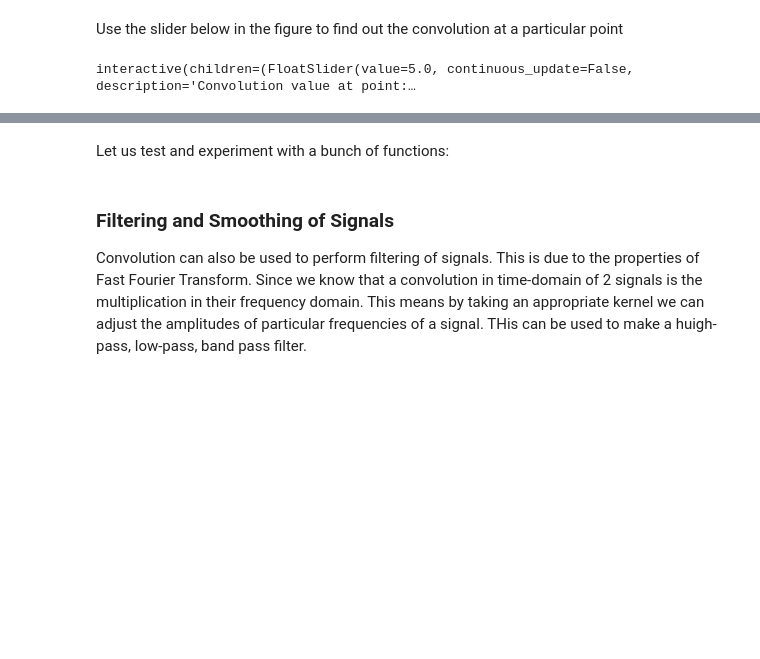
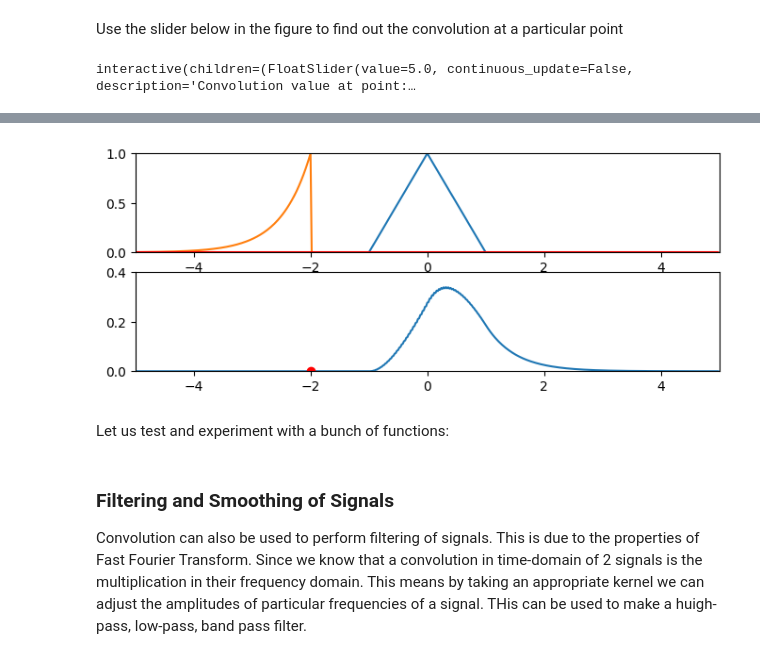
Before and after one commit to vi-bulchandani/da623-convolution-1d, a Jupyter notebook: notebook.ipynb, the cells around one changed output, grey strips where cells are left out. Cells and saved outputs as stored; diff of their text form; code cells hidden in the pictures; blank space fills up the shorter version.

```diff
--- a/notebook.ipynb
+++ b/notebook.ipynb
@@ -298,7 +298,7 @@ def showConvolution(t0,f1, f2):
     convolution = np.zeros(len(t))
     for n, t_ in enumerate(t):
         prod = lambda tau: f1(tau) * f2(t_-tau)
-        convolution[n] = scipy.integrate.simps(prod(t), t)
+        convolution[n] = scipy.integrate.simpson(prod(t), x=t)
 
     # Create the shifted and flipped function
     f_shift = lambda t: f2(t0-t)
@@ -326,7 +326,7 @@ def showConvolution(t0,f1, f2):
     axes[1].plot(t, convolution, label='$(f_1*f_2)(t)$')
 
     # recalculate the value of the convolution integral at the current time-shift t0
-    current_value = scipy.integrate.simps(prod(t), t)
+    current_value = scipy.integrate.simpson(prod(t), x=t)
     axes[1].plot(t0, current_value, 'ro')  # plot the point
     #axes[1].grid(True); axes[1].set_xlabel('$t$'); axes[1].set_ylabel('$(f_1*f_2)(t)$') # il
     #axes[1].legend(fontsize=10) # il
@@ -358,3 +356,4 @@ HTML(anim.to_html5_video())
+[figure, added]
 # %% [markdown]
 Let us test and experiment with a bunch of functions:
 # %% [markdown]
```
Also changed, not shown: parts of 8 cells of this notebook, 1 other file.
